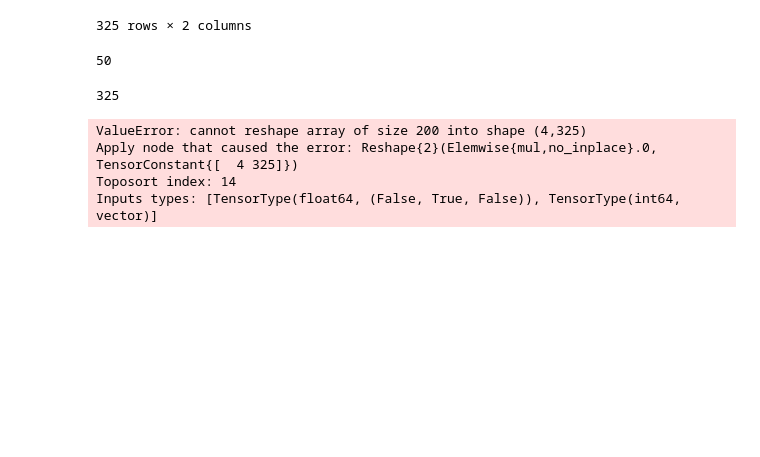
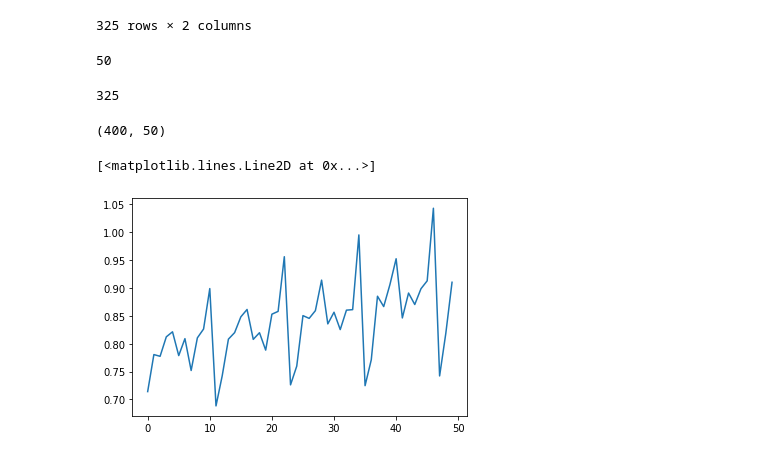
Before and after one commit to PyCipio/PyCipio, a Jupyter notebook: code/template_scaled_MW.ipynb, the cells around one changed output. Saved outputs shown, nothing was run; the diff lists cells and outputs as text; code cells hidden in the pictures; blank space fills up the shorter version.

```diff
--- a/code/template_scaled_MW.ipynb
+++ b/code/template_scaled_MW.ipynb
@@ -372,11 +447,16 @@ with m0:
     pm.set_data({"t_shared": time_test})
     pm.set_data({"time_shared": time_test})
     pm.set_data({"idx_shared": idx_test})
+    pm.set_data({"length_shared": np.array(len(time_test))})
     m_new_pred = pm.fast_sample_posterior_predictive(
         m0_idata.posterior
     )
-# %% [output]
-ValueError: cannot reshape array of size 200 into shape (4,325)
-Apply node that caused the error: Reshape{2}(Elemwise{mul,no_inplace}.0, TensorConstant{[  4 325]})
-Toposort index: 14
-Inputs types: [TensorType(float64, (False, True, False)), TensorType(int64, vector)]
+# %%
+m_new_pred["y_pred"].shape
+# %% [output]
+(400, 50)
+# %%
+plt.plot(m_new_pred["y_pred"].mean(axis = 0))
+# %% [output]
+[<matplotlib.lines.Line2D at 0x...>]
+[figure, added]
```
Also changed, not shown: parts of 6 cells of this notebook.
